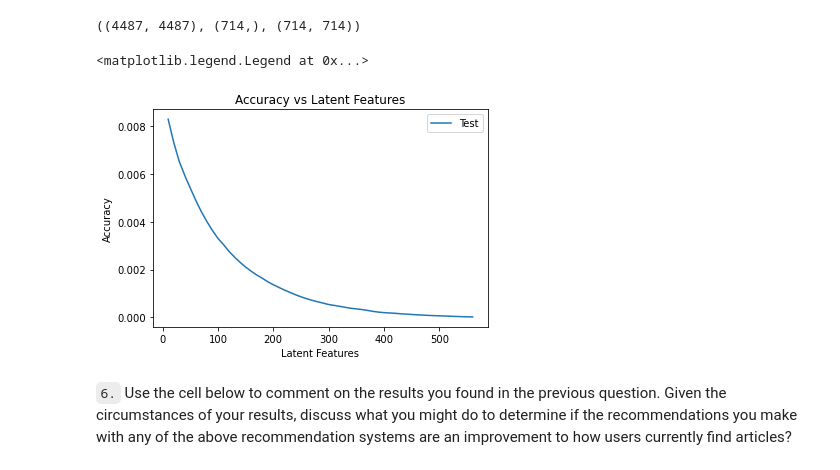
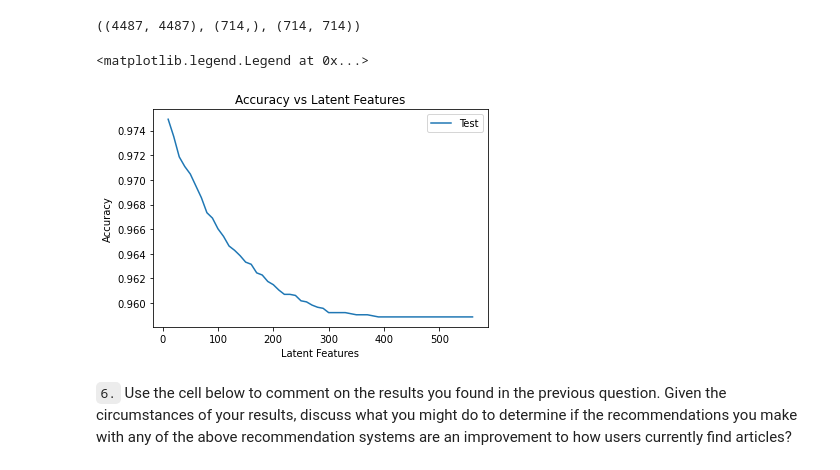
Before and after one commit to DanielIBK/Recommendation_Engine, a Jupyter notebook: Recommendations_with_IBM.ipynb, the cells around one changed output. Drawn from its saved outputs; the diff is of its cells as text; code cells hidden in the pictures.

Commit message:
Feedback, Graph data was wrong, corrected

```diff
--- a/Recommendations_with_IBM.ipynb
+++ b/Recommendations_with_IBM.ipynb
@@ -835,7 +837,7 @@ def create_test_and_train_user_item(df_train, df_test):
     # Your code here
     # Create the test and train user_item data
     user_item_train = create_user_item_matrix(df_train)
-    user_item_test = create_user_item_matrix(df_train)
+    user_item_test = create_user_item_matrix(df_test)
 
     # test users ids and article ids
     test_idx = list(set(user_item_test.index))
@@ -943,14 +945,15 @@ for k in latent_feats:
     sum_errors.append(total_error)
 # %%
 # Plot test accuracy and latent features
-plt.plot(latent_feats, np.array(sum_errors) / (u_item_test_set.shape[0] * u_item_test_set.shape[1]), label='Test');
+n_interactions = u_item_test_set.shape[0] * u_item_test_set.shape[1]
+plt.plot(latent_feats, 1-np.array(sum_errors) / n_interactions, label='Test');
 plt.xlabel('Latent Features');
 plt.ylabel('Accuracy');
 plt.title('Accuracy vs Latent Features');
 plt.legend()
 # %% [output]
 <matplotlib.legend.Legend at 0x...>
-[figure, old version]
+[figure, new version]
 # %% [markdown]
 `6.` Use the cell below to comment on the results you found in the previous question. Given the circumstances of your results, discuss what you might do to determine if the recommendations you make with any of the above recommendation systems are an improvement to how users currently find articles?
 # %% [markdown]
```
Also changed, not shown: parts of 3 cells of this notebook, 1 other file.
